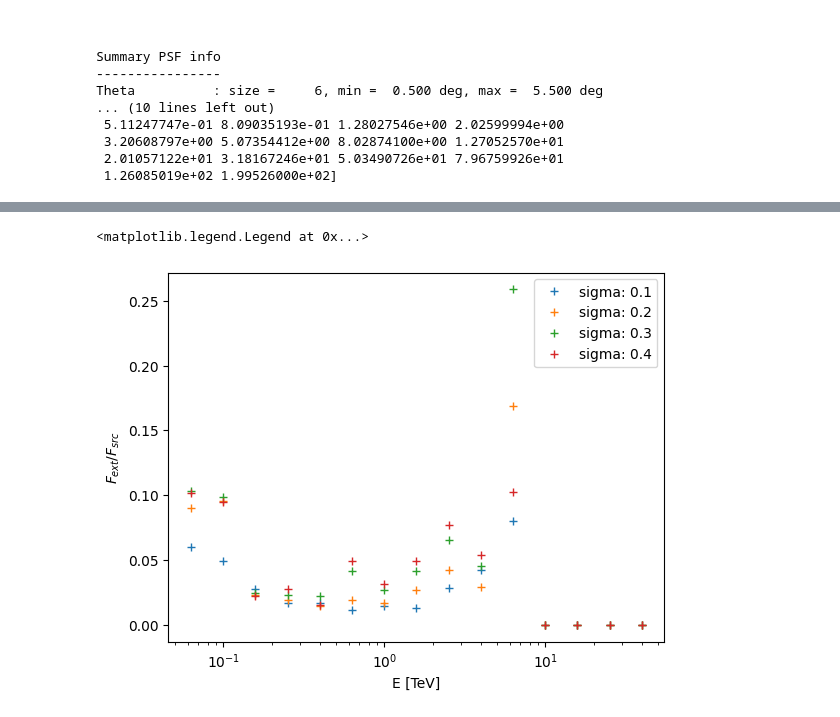
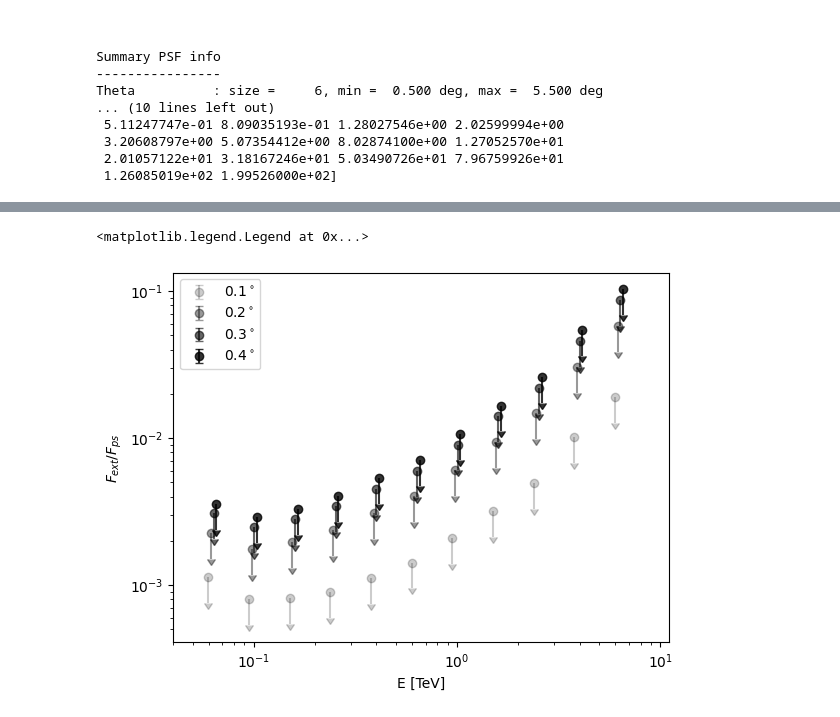
Before and after one commit to Nico812/CTAO-1DC-Blazars-analysis-TP5, a Jupyter notebook: MRK501_DC1.ipynb, the cells around one changed output, grey strips where cells are left out. Cells and saved outputs as stored; diff of their text form; code cells hidden in the pictures.

```diff
--- a/MRK501_DC1.ipynb
+++ b/MRK501_DC1.ipynb
@@ -95,9 +95,6 @@ Exposure time = 17.8h
 cts = cts_s - cts_b
 cts_err = np.sqrt(cts_s + cts_b)
 
-for i in range(cts.shape[0]):
-cts = cts_s - cts_b
-cts_err = np.sqrt(cts_s + cts_b)
 
 for i in range(cts.shape[0]):
     plt.figure()
@@ -172,6 +169,8 @@ for i, (ct, ct_err) in enumerate(zip(cts, cts_err)):
 
     sigma_1, sigma_2, sigma_3, scale, ampl_2, ampl_3 = psf_hbu.data[psf_index][0]
 
+    # First i renormalize the PSF model to fit best the blazar
+    # Then i add a extended em component (gaussian) with different parameters.
     def psf_model(th2, norm):
         gauss1 = np.exp(-th2 / (2 * sigma_1**2))
         gauss2 = ampl_2*np.exp(-th2 / (2 * sigma_2**2))
@@ -201,19 +200,27 @@ for i, (ct, ct_err) in enumerate(zip(cts, cts_err)):
             if found_value:
                 continue
             def ext_model(th2):
-                gauss_ext = norm_ext*np.exp(-th2/2/sigma_ext**2)
-                return psf_model(th2, *popt_noext) + gauss_ext
+                sigma1_conv = np.sqrt(sigma_1**2 + sigma_ext**2)
+                sigma2_conv = np.sqrt(sigma_2**2 + sigma_ext**2)
+                sigma3_conv = np.sqrt(sigma_3**2 + sigma_ext**2)
+                gauss1_conv = np.exp(-th2 / (2 * sigma1_conv**2))
+                gauss2_conv = ampl_2 * np.exp(-th2 / (2 * sigma2_conv**2))
+                gauss3_conv = ampl_3 * np.exp(-th2 / (2 * sigma3_conv**2))
+                return norm_ext * (gauss1_conv + gauss2_conv + gauss3_conv)
 
             ct_ext = ext_model(th2)
-            chi2_ext = np.sum(((ct - ct_ext) / (ct_err+0.000001)) ** 2)
+            ct_ext_plus_src = ct_ext+ct
+            chi2_ext = np.sum(((ct - ct_ext_plus_src) / (ct_err+0.000001)) ** 2)
             delta_chi2 = chi2_ext - chi2_noext
             if delta_chi2 > 2.71:
-                gauss_ext = norm_ext*np.exp(-th2/2/sigma_ext**2)
-                flux_ratio = np.sum(gauss_ext)/np.sum(ct)
+                flux_ratio = np.sum(ct_ext)/np.sum(ct)
                 flux_ratios[k][i] = flux_ratio
                 found_value = True
+                print("converged at ")
+                print(j)
+                print(delta_chi2)
 
-                plt.plot(th2, gauss_ext, ":", label=f"norm:{norm_ext}")
+                plt.plot(th2, ct_ext, ":", label=f"norm:{norm_ext}")
                 plt.legend()
     plt.show()
 # %% [output]
@@ -233,10 +306,12 @@ for i, (ct, ct_err) in enumerate(zip(cts, cts_err)):
 # %%
 for i, flux_ratio in enumerate(flux_ratios):
-    plt.plot(e, flux_ratio, "+", label=f"sigma: {sigmas_ext[i]}")
+    plt.errorbar(e*(0.95*1.03**i), flux_ratio,flux_ratio/3, alpha=0.2+0.2*i, uplims=True, linestyle='none',marker='o', label=str(round(sigmas_ext[i],3))+r'$^\circ$',color='black')
 plt.xscale("log")
-plt.ylabel(r"$F_{ext}/F_{src}$")
+plt.yscale("log")
+plt.ylabel(r"$F_{ext}/F_{ps}$")
 plt.xlabel("E [TeV]")
+plt.xlim(0.04,11)
 plt.legend()
 # %% [output]
 <matplotlib.legend.Legend at 0x...>
-[figure, old version]
+[figure, new version]
```
Also changed, not shown: parts of 2 cells of this notebook.
